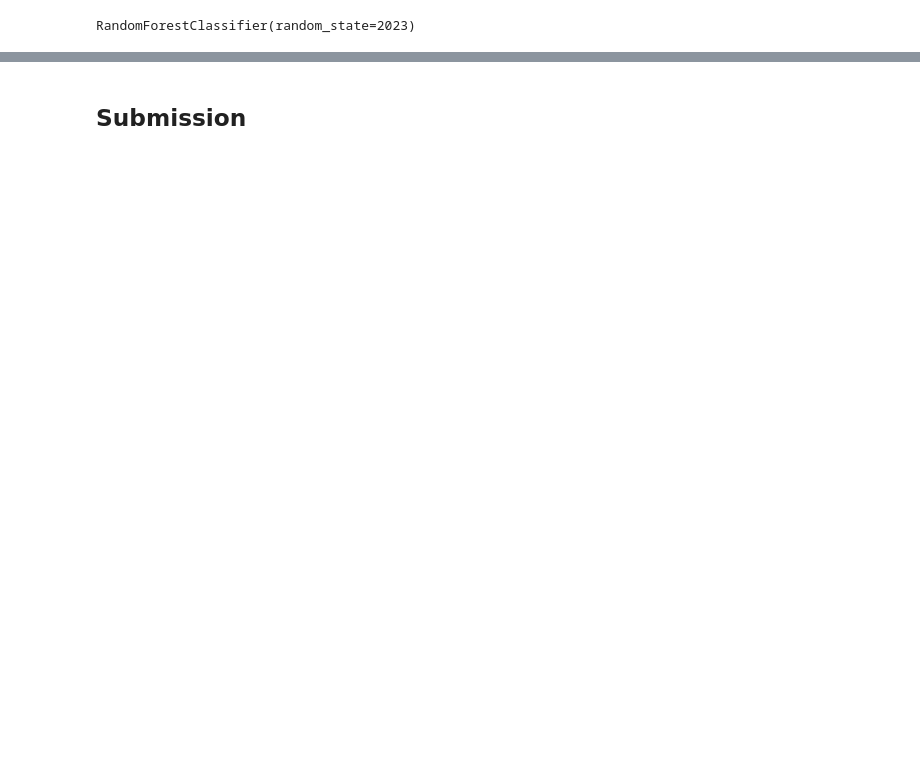
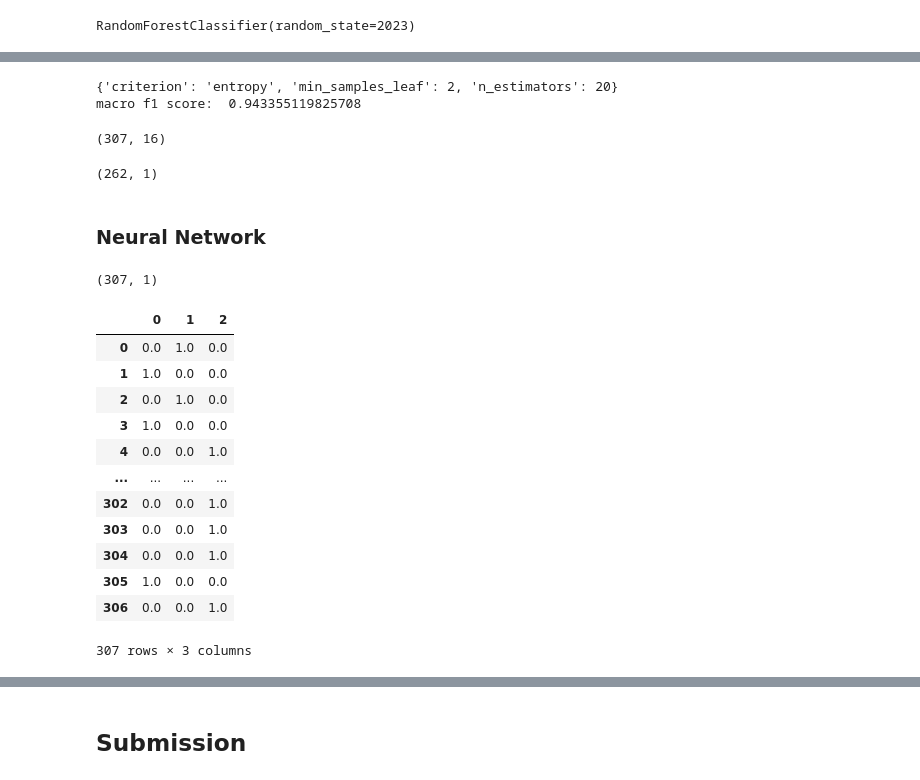
Before and after one commit to MJ199999/-, a Jupyter notebook: 유전체_정보_품종_분류.ipynb, the cells around one changed output, grey strips where cells are left out. Drawn from its saved outputs; the diff is of its cells as text; code cells hidden in the pictures; blank space fills up the shorter version.

```diff
--- a/유전체_정보_품종_분류.ipynb
+++ b/유전체_정보_품종_분류.ipynb
@@ -174,0 +229,13 @@ plt.tight_layout()
+# %%
+from sklearn.model_selection import GridSearchCV
+
+# define parameter search space
+param_grid = {'n_estimators': [20, 50, 100, 200, 350, 500],
+              'min_samples_leaf': [2, 10, 30],
+              'criterion': ['gini', 'entropy']}
+clfg = RandomForestClassifier(random_state=42)
+
+grid = GridSearchCV(clfg, param_grid, refit = True, cv=5, verbose = 3, scoring='f1_macro')
+
+# fit the model for grid search
+grid.fit(train_x, train_y)
@@ -174,0 +265,22 @@ plt.tight_layout()
+# %%
+print(grid.best_params_)
+
+grid_pred_val = grid.predict(val_x)
+print('macro f1 score: ', f1_score(val_y, grid_pred_val, average='macro'))
+# %% [output]
+{'criterion': 'entropy', 'min_samples_leaf': 2, 'n_estimators': 20}
+macro f1 score:  0.943355119825708
+# %%
+train_x.shape
+# %% [output]
+(307, 16)
+# %%
+train_y_df.shape
+# %% [output]
+(262, 1)
+# %% [markdown]
+### Neural Network
+# %%
+train_y.values.reshape(-1,1).shape
+# %% [output]
+(307, 1)
@@ -174,0 +299,16 @@ plt.tight_layout()
+# %%
+onehot_encoder_df
+# %% [output]
+|  | 0 | 1 | 2 |
+| 0 | 0.0 | 1.0 | 0.0 |
+| 1 | 1.0 | 0.0 | 0.0 |
+| 2 | 0.0 | 1.0 | 0.0 |
+| 3 | 1.0 | 0.0 | 0.0 |
+| 4 | 0.0 | 0.0 | 1.0 |
+| ... | ... | ... | ... |
+| 302 | 0.0 | 0.0 | 1.0 |
+| 303 | 0.0 | 0.0 | 1.0 |
+| 304 | 0.0 | 0.0 | 1.0 |
+| 305 | 1.0 | 0.0 | 0.0 |
+| 306 | 0.0 | 0.0 | 1.0 |
+307 rows × 3 columns
```
Also changed, not shown: parts of 32 cells of this notebook.
